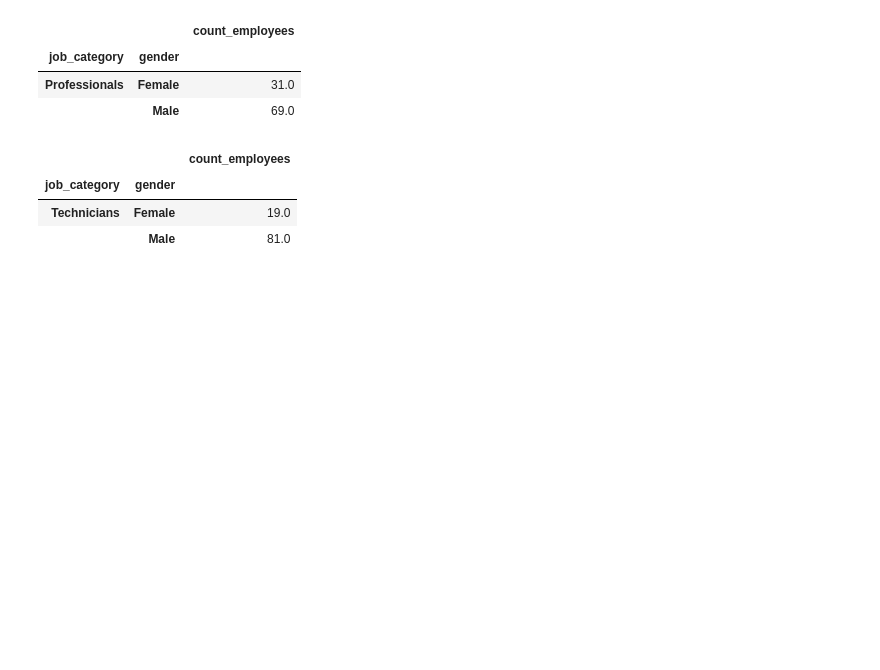
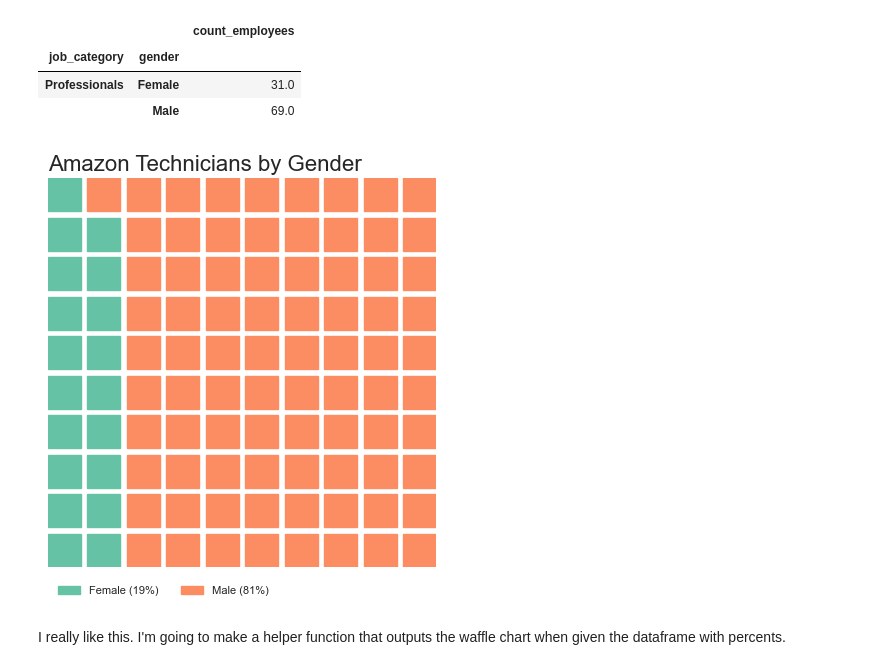
Before and after one commit to theLP100/dataVisualizations, a Jupyter notebook: Visualizations.ipynb, the cells around one changed output. Cells and saved outputs as stored; diff of their text form; code cells hidden in the pictures; blank space fills up the shorter version.

Commit message:
made waffle charts by gender and race

```diff
--- a/Visualizations.ipynb
+++ b/Visualizations.ipynb
@@ -288,10 +290,34 @@ amz_gender_data = {}
 for job in job_categories:
     file_name = 'amz_' + str(job)[0:4] + '_gender'
     amz_gender_data[file_name] = data_totals("Amazon", job, percent=True)
-# %%
-amz_gender_data['amz_Tech_gender']
-# %% [output]
-|  |  | count_employees |
-| job_category | gender |  |
-| Technicians | Female | 19.0 |
-|  | Male | 81.0 |
+# %%
+amz_tech_gender = amz_gender_data['amz_Tech_gender']
+# %%
+#let's play around with pywaffle and see what we can make.
+tec_gender_fig = plt.figure(
+    FigureClass=Waffle,
+    rows = 10,
+    columns = 10,
+    values = amz_tech_gender['count_employees'],
+    # labels=list(amz_tech_gender.index),
+    # legend={'loc': 'upper left', 'bbox_to_anchor':(1,1)},
+    title={'label': "Amazon Technicians by Gender",
+    'loc': 'left',
+    'fontdict': {
+        'fontsize': 16
+    }
+    },
+    labels = [f"{k[1]} ({int(v)}%)" for k, v in amz_tech_gender['count_employees'].items()],
+    legend={
+        'loc': 'lower left',
+        'bbox_to_anchor': (0, -.10),
+        'ncol': len(amz_tech_gender['count_employees']),
+        'framealpha': 0,
+        'fontsize': 8
+    }
+)
+tec_gender_fig.savefig("tec_gender_fig.png", bbox_inches="tight")
+# %% [output]
+[figure, added]
+# %% [markdown]
+I really like this. I'm going to make a helper function that outputs the waffle chart when given the dataframe with percents.
```
Also changed, not shown: parts of 9 cells of this notebook, 26 other files.
